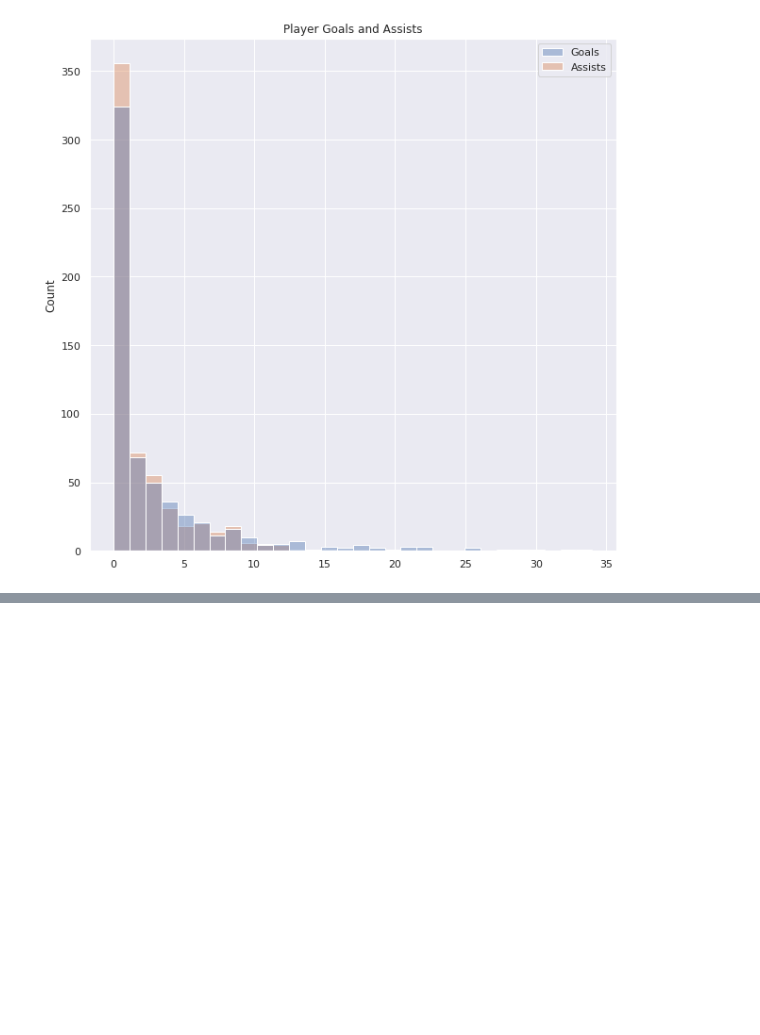
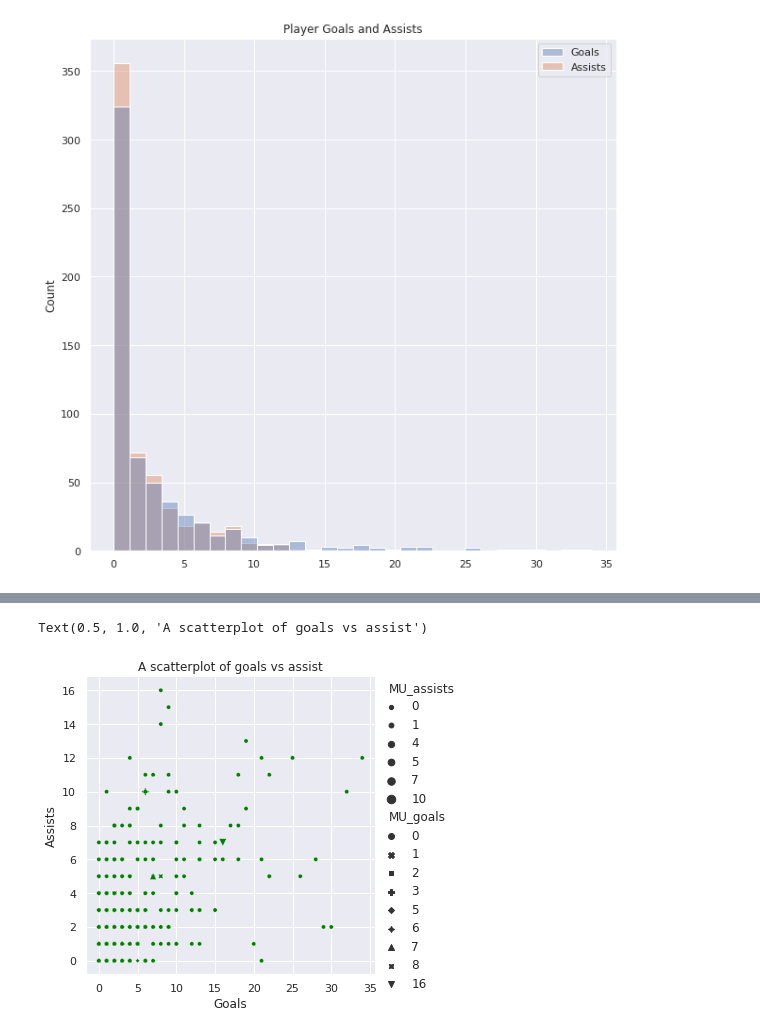
Before and after one commit to SagarSitaula1/Data-Visual, a Jupyter notebook: Exam_3.ipynb, the cells around one changed output, grey strips where cells are left out. Drawn from its saved outputs; the diff is of its cells as text; code cells hidden in the pictures; blank space fills up the shorter version.

```diff
--- a/Exam_3.ipynb
+++ b/Exam_3.ipynb
@@ -76,0 +113,18 @@ ax = df.groupby('nationality').Goals.agg('max').plot(kind = 'bar', title = 'Max
+# %%
+def ManchesterUnitedGoals(row):
+  return row.Goals
+
+def ManchesterUnitedAssists(row):
+  return row.Assists
+# %%
+df2 = df[df['club'].str.contains('Manchester United')]
+
+df['MU_goals'] = df2.apply(lambda row: ManchesterUnitedGoals(row), axis=1)
+
+df['MU_assists'] = df2.apply(lambda row: ManchesterUnitedAssists(row), axis=1)
+# %%
+df['MU_goals'] = df['MU_goals'].fillna(0).astype(int)
+df['MU_goals'] = df['MU_goals'].astype('int')
+df['MU_assists'] = df['MU_assists'].fillna(0).astype(int)
+df['MU_assists'] = df['MU_assists'].astype('int')
+df[df['club'].str.contains('Manchester United')]
@@ -76,0 +148,7 @@ ax = df.groupby('nationality').Goals.agg('max').plot(kind = 'bar', title = 'Max
+# %%
+sns.relplot(data = df, x = 'Goals', y = 'Assists', color = 'green', style = 'MU_goals', size = 'MU_assists')
+
+plt.title('A scatterplot of goals vs assist')
+# %% [output]
+Text(0.5, 1.0, 'A scatterplot of goals vs assist')
+[figure, added]
```
Also changed, not shown: parts of 19 cells of this notebook.
